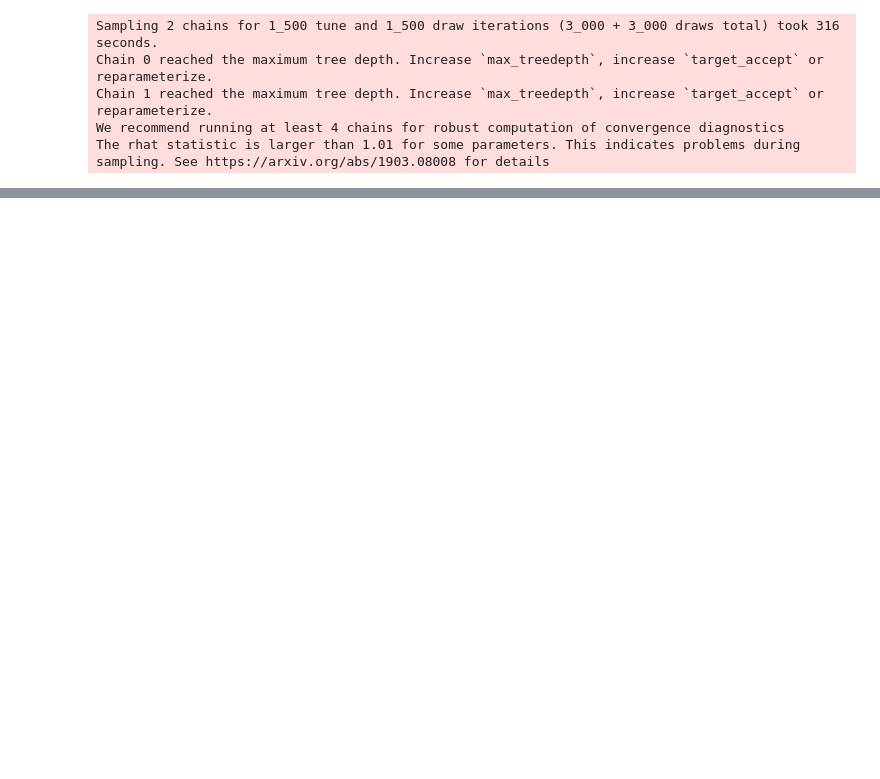
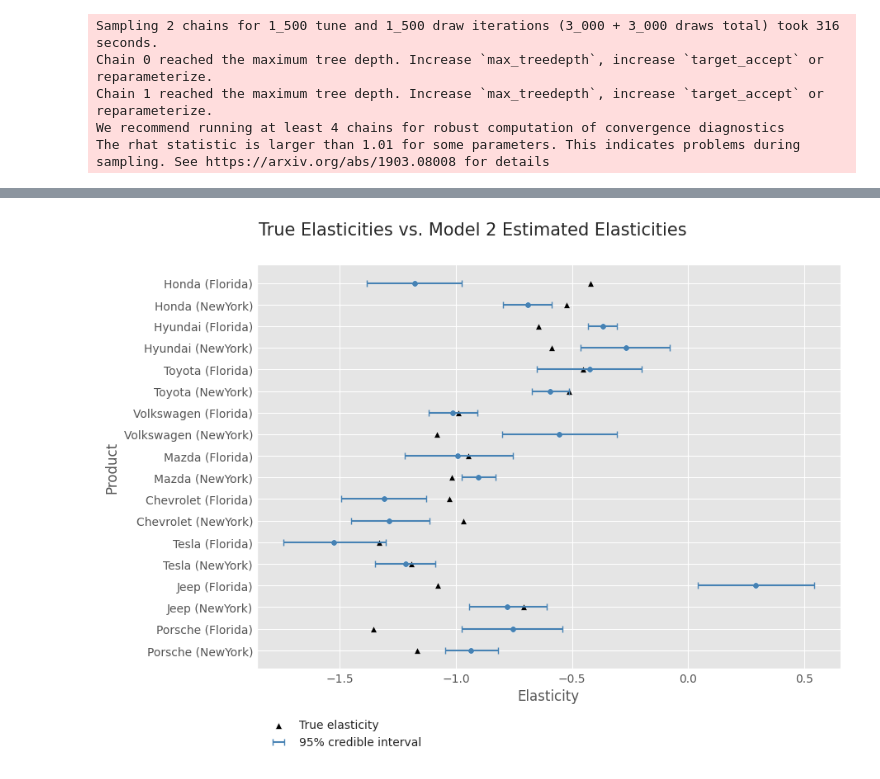
Before and after one commit to kirawei2025/price-elasticity-pymc, a Jupyter notebook: code.ipynb, the cells around one changed output, grey strips where cells are left out. Saved outputs shown, nothing was run; the diff lists cells and outputs as text; code cells hidden in the pictures; blank space fills up the shorter version.

```diff
--- a/code.ipynb
+++ b/code.ipynb
@@ -385,0 +397,17 @@ display(pychart_partial_pooling)
+# %%
+# Compare true elasticity and the hierarchical pooling estimated elasticity
+partial_pooling_output = []
+for i in data['product_id'].unique():
+  product_ = i
+  true_elasticity = data.loc[data['product_id']==i, 'elasticity'].mean()
+  post_elasticity = trace_hier.posterior.sel(product=i)['elasticity_product'].values.mean()
+  post_elasticity_lower_bound = np.percentile(trace_hier.posterior.sel(product=i)['elasticity_product'].values, 2.5)
+  post_elasticity_upper_bound = np.percentile(trace_hier.posterior.sel(product=i)['elasticity_product'].values, 97.5)
+  partial_pooling_output.append({
+    'product': i,
+    "true_elasticity": true_elasticity,
+    "post_elasticity": post_elasticity,
+    "post_elasticity_upper_bound": post_elasticity_upper_bound,
+    "post_elasticity_lower_bound": post_elasticity_lower_bound
+  })
+partial_pooling_output= pd.DataFrame(partial_pooling_output)
@@ -385,0 +434,47 @@ display(pychart_partial_pooling)
+# %%
+# visualize true elasticity vs. partial-pooling estimated elasticities
+# mean true elasticity
+plt.style.use('ggplot')
+fig, ax = plt.subplots(figsize=(9,6))
+sns.scatterplot(
+  data = partial_pooling_output,
+  x = 'true_elasticity',
+  y = 'product',
+  color='black',
+  marker='^',
+  s=35,
+  ax = ax,
+  label = 'True elasticity'
+)
+# posterior elasticity
+sns.scatterplot(
+  data = partial_pooling_output,
+  x = 'post_elasticity',
+  y = 'product',
+  color='steelblue',
+  marker='o',
+  s=30,
+  ax = ax
+)
+# posterior elasticity with 95% CI
+ax.errorbar(
+  x = partial_pooling_output['post_elasticity'],
+  y = partial_pooling_output['product'],
+  xerr=[
+          partial_pooling_output['post_elasticity'] - partial_pooling_output['post_elasticity_lower_bound'],
+          partial_pooling_output['post_elasticity_upper_bound'] - partial_pooling_output['post_elasticity']
+      ],
+      fmt='none',
+      color='steelblue',
+      capsize=3,
+  label="95% credible interval"
+)
+ax.set_ylabel('Product')
+ax.set_xlabel('Elasticity')
+ax.tick_params(axis='y', labelsize=10)
+ax.tick_params(axis='x', labelsize=10)
+ax.legend(bbox_to_anchor = (0.3, - 0.1), fontsize=10)
+plt.suptitle('True Elasticities vs. Model 2 Estimated Elasticities', fontsize=15, y=1.08)
+plt.savefig('images/model/elasticity_chart_partial_pooling.png', bbox_inches='tight')
+# %% [output]
+[figure, added]
```
Also changed, not shown: parts of 3 cells of this notebook, 6 other files.
